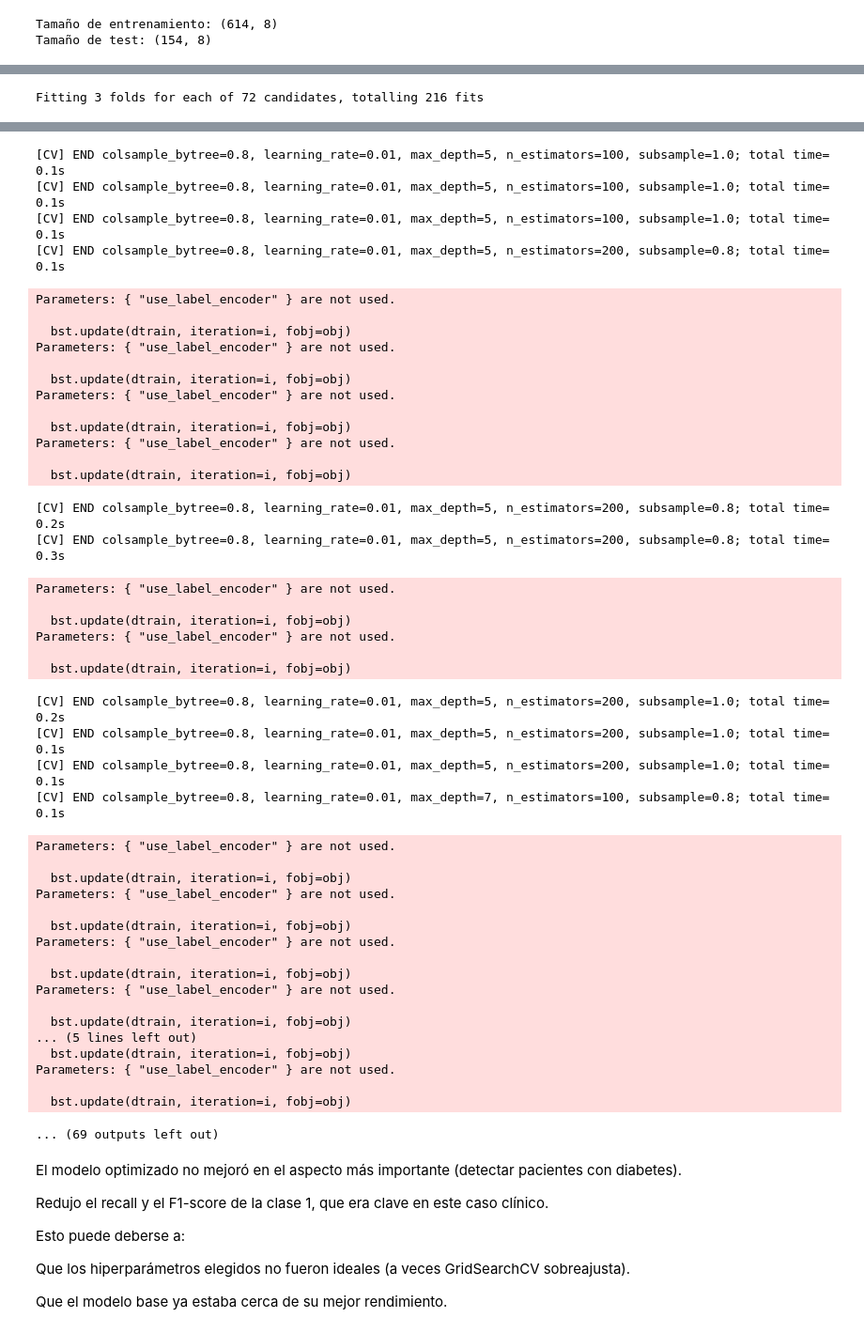
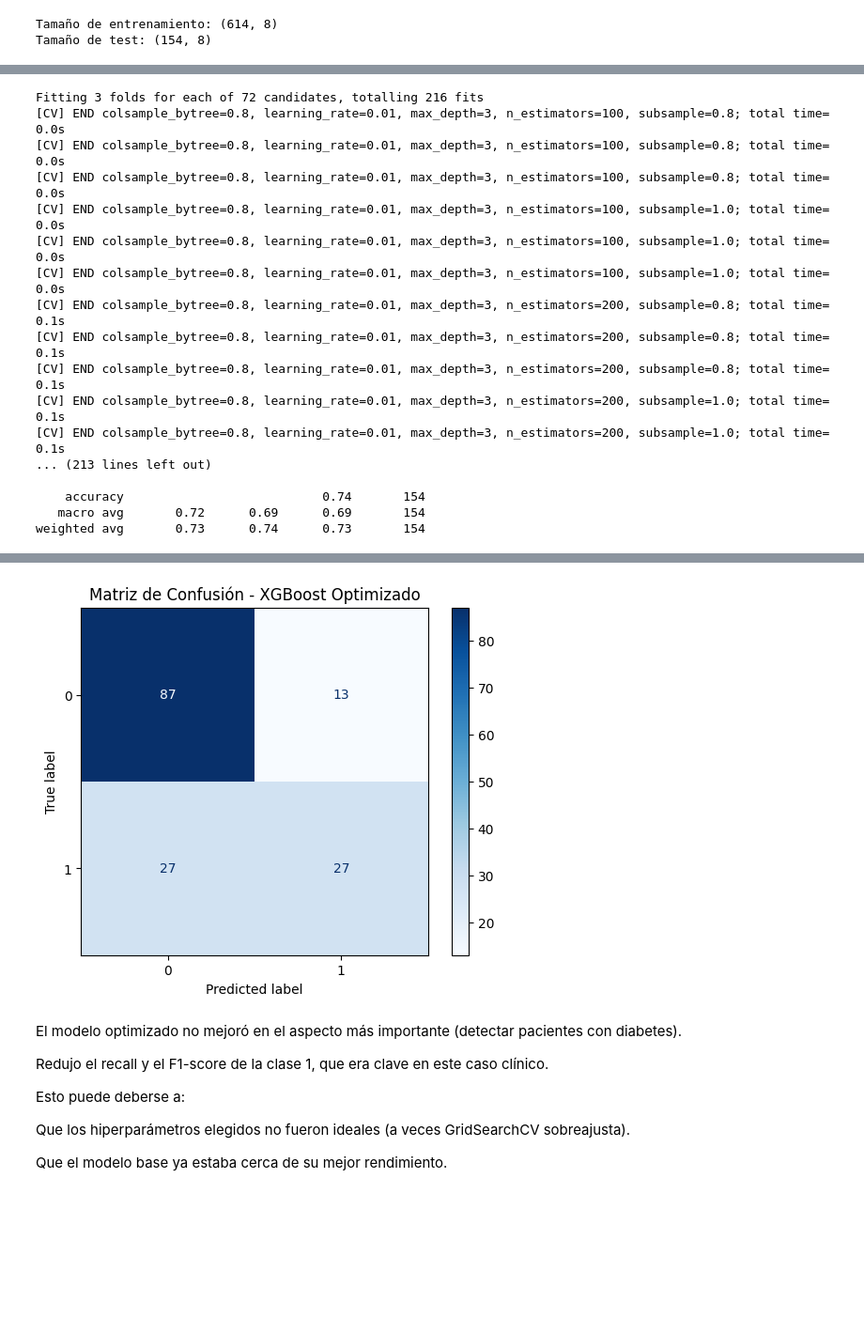
Before and after one commit to 4GeeksAcademy/Ejercicio_XGBOOST_Rene, a Jupyter notebook: src/explore.ipynb, the cells around one changed output, grey strips where cells are left out. Shown: that part at 94% size. Saved outputs shown, nothing was run; the diff lists cells and outputs as text; code cells hidden in the pictures; blank space fills up the shorter version.

```diff
--- a/src/explore.ipynb
+++ b/src/explore.ipynb
@@ -32,7 +32,7 @@ print("Tamaño de test:", X_test.shape)
 Tamaño de entrenamiento: (614, 8)
 Tamaño de test: (154, 8)
 # %%
-xgb_clf = XGBClassifier(use_label_encoder=False, eval_metric='logloss', random_state=42)
+xgb_clf = XGBClassifier(eval_metric='logloss', random_state=42)
 xgb_clf.fit(X_train, y_train)
 
 y_pred = xgb_clf.predict(X_test)
@@ -69,8 +66,7 @@ param_grid = {
     'colsample_bytree': [0.8, 1.0]
 }
 
-xgb_base = XGBClassifier(use_label_encoder=False, eval_metric='logloss', random_state=42)
-
+xgb_base = XGBClassifier(eval_metric='logloss', random_state=42)
 grid_search = GridSearchCV(estimator=xgb_base,
                            param_grid=param_grid,
                            scoring='accuracy',
@@ -93,3 +89,19 @@ plt.title("Matriz de Confusión - XGBoost Optimizado")
 plt.show()
 # %% [output]
 Fitting 3 folds for each of 72 candidates, totalling 216 fits
+[CV] END colsample_bytree=0.8, learning_rate=0.01, max_depth=3, n_estimators=100, subsample=0.8; total time=   0.0s
+[CV] END colsample_bytree=0.8, learning_rate=0.01, max_depth=3, n_estimators=100, subsample=0.8; total time=   0.0s
+[CV] END colsample_bytree=0.8, learning_rate=0.01, max_depth=3, n_estimators=100, subsample=0.8; total time=   0.0s
+[CV] END colsample_bytree=0.8, learning_rate=0.01, max_depth=3, n_estimators=100, subsample=1.0; total time=   0.0s
+[CV] END colsample_bytree=0.8, learning_rate=0.01, max_depth=3, n_estimators=100, subsample=1.0; total time=   0.0s
+[CV] END colsample_bytree=0.8, learning_rate=0.01, max_depth=3, n_estimators=100, subsample=1.0; total time=   0.0s
+[CV] END colsample_bytree=0.8, learning_rate=0.01, max_depth=3, n_estimators=200, subsample=0.8; total time=   0.1s
+[CV] END colsample_bytree=0.8, learning_rate=0.01, max_depth=3, n_estimators=200, subsample=0.8; total time=   0.1s
+[CV] END colsample_bytree=0.8, learning_rate=0.01, max_depth=3, n_estimators=200, subsample=0.8; total time=   0.1s
+[CV] END colsample_bytree=0.8, learning_rate=0.01, max_depth=3, n_estimators=200, subsample=1.0; total time=   0.1s
+[CV] END colsample_bytree=0.8, learning_rate=0.01, max_depth=3, n_estimators=200, subsample=1.0; total time=   0.1s
+... (213 lines left out)
+
+    accuracy                           0.74       154
+   macro avg       0.72      0.69      0.69       154
+weighted avg       0.73      0.74      0.73       154
@@ -154,49 +108,4 @@ Parameters: { "use_label_encoder" } are not used.
-[CV] END colsample_bytree=0.8, learning_rate=0.01, max_depth=5, n_estimators=100, subsample=1.0; total time=   0.1s
-[CV] END colsample_bytree=0.8, learning_rate=0.01, max_depth=5, n_estimators=100, subsample=1.0; total time=   0.1s
-[CV] END colsample_bytree=0.8, learning_rate=0.01, max_depth=5, n_estimators=100, subsample=1.0; total time=   0.1s
-[CV] END colsample_bytree=0.8, learning_rate=0.01, max_depth=5, n_estimators=200, subsample=0.8; total time=   0.1s
-Parameters: { "use_label_encoder" } are not used.
-
-  bst.update(dtrain, iteration=i, fobj=obj)
-Parameters: { "use_label_encoder" } are not used.
-
-  bst.update(dtrain, iteration=i, fobj=obj)
-Parameters: { "use_label_encoder" } are not used.
-
-  bst.update(dtrain, iteration=i, fobj=obj)
-Parameters: { "use_label_encoder" } are not used.
-
-  bst.update(dtrain, iteration=i, fobj=obj)
-[CV] END colsample_bytree=0.8, learning_rate=0.01, max_depth=5, n_estimators=200, subsample=0.8; total time=   0.2s
-[CV] END colsample_bytree=0.8, learning_rate=0.01, max_depth=5, n_estimators=200, subsample=0.8; total time=   0.3s
-Parameters: { "use_label_encoder" } are not used.
-
-  bst.update(dtrain, iteration=i, fobj=obj)
-Parameters: { "use_label_encoder" } are not used.
-
-  bst.update(dtrain, iteration=i, fobj=obj)
-[CV] END colsample_bytree=0.8, learning_rate=0.01, max_depth=5, n_estimators=200, subsample=1.0; total time=   0.2s
-[CV] END colsample_bytree=0.8, learning_rate=0.01, max_depth=5, n_estimators=200, subsample=1.0; total time=   0.1s
-[CV] END colsample_bytree=0.8, learning_rate=0.01, max_depth=5, n_estimators=200, subsample=1.0; total time=   0.1s
-[CV] END colsample_bytree=0.8, learning_rate=0.01, max_depth=7, n_estimators=100, subsample=0.8; total time=   0.1s
-Parameters: { "use_label_encoder" } are not used.
-
-  bst.update(dtrain, iteration=i, fobj=obj)
-Parameters: { "use_label_encoder" } are not used.
-
-  bst.update(dtrain, iteration=i, fobj=obj)
-Parameters: { "use_label_encoder" } are not used.
-
-  bst.update(dtrain, iteration=i, fobj=obj)
-Parameters: { "use_label_encoder" } are not used.
-
-  bst.update(dtrain, iteration=i, fobj=obj)
-... (5 lines left out)
-  bst.update(dtrain, iteration=i, fobj=obj)
-Parameters: { "use_label_encoder" } are not used.
-
-  bst.update(dtrain, iteration=i, fobj=obj)
-... (69 outputs left out)
+[figure, added]
 # %% [markdown]
 El modelo optimizado no mejoró en el aspecto más importante (detectar pacientes con diabetes).
 
```
Also changed, not shown: parts of 3 cells of this notebook.
